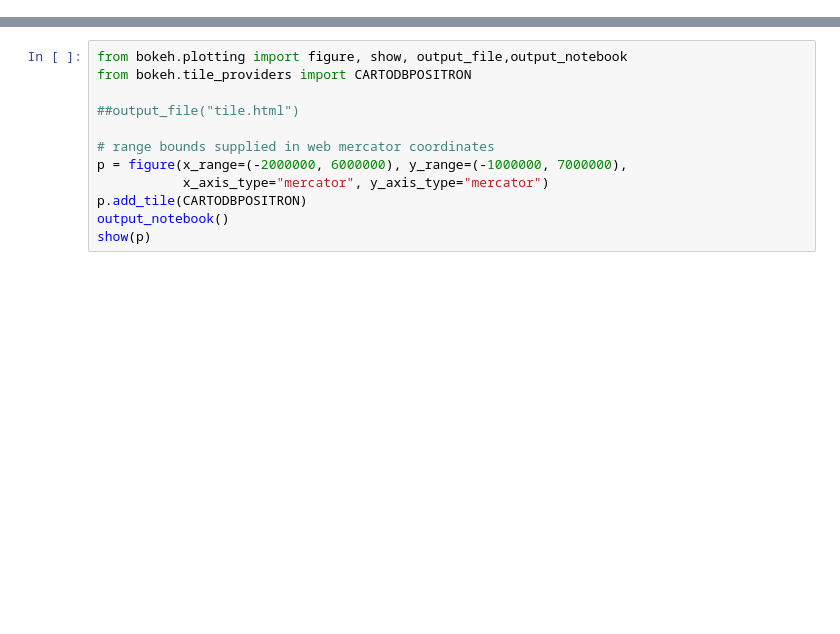
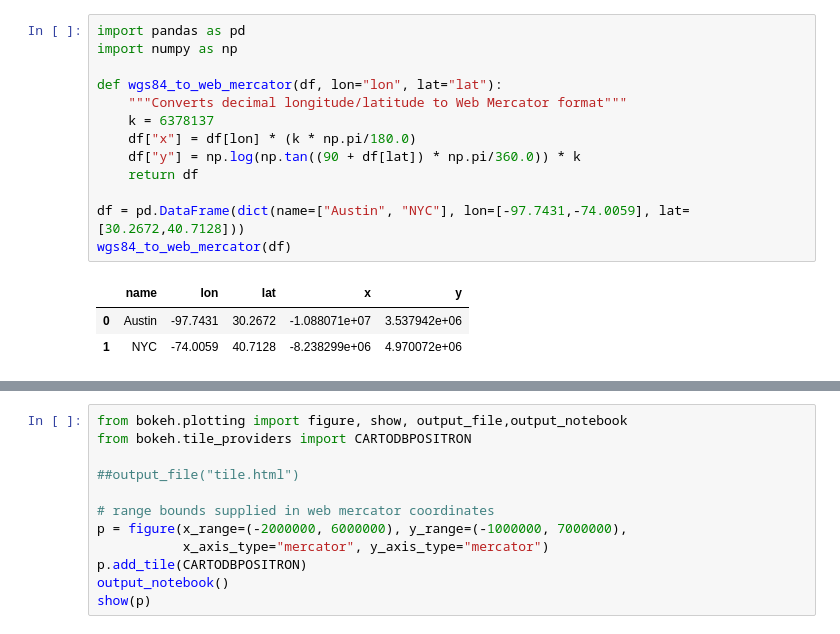
Before and after one commit to gachet/000mis-colabs, a Jupyter notebook: bokee_googlemaps.ipynb, the cells around one changed output, grey strips where cells are left out. Cells and saved outputs as stored; diff of their text form; blank space fills up the shorter version.

```diff
--- a/bokee_googlemaps.ipynb
+++ b/bokee_googlemaps.ipynb
@@ -2,0 +38,17 @@
+# %%
+import pandas as pd
+import numpy as np
+
+def wgs84_to_web_mercator(df, lon="lon", lat="lat"):
+    """Converts decimal longitude/latitude to Web Mercator format"""
+    k = 6378137
+    df["x"] = df[lon] * (k * np.pi/180.0)
+    df["y"] = np.log(np.tan((90 + df[lat]) * np.pi/360.0)) * k
+    return df
+
+df = pd.DataFrame(dict(name=["Austin", "NYC"], lon=[-97.7431,-74.0059], lat=[30.2672,40.7128]))
+wgs84_to_web_mercator(df)
+# %% [output]
+|  | name | lon | lat | x | y |
+| 0 | Austin | -97.7431 | 30.2672 | -1.088071e+07 | 3.537942e+06 |
+| 1 | NYC | -74.0059 | 40.7128 | -8.238299e+06 | 4.970072e+06 |
```
Also changed, not shown: parts of 9 cells of this notebook.
